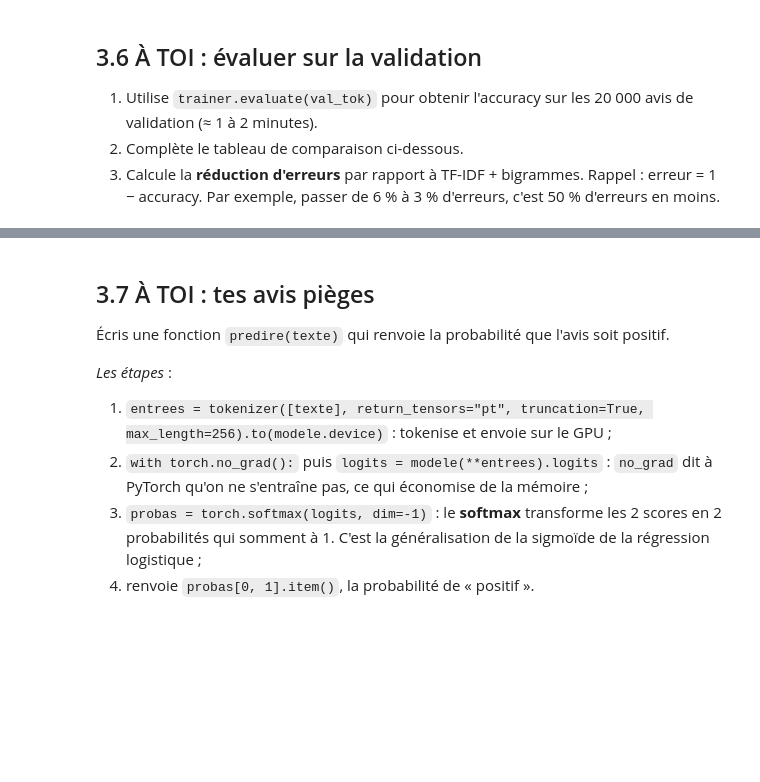
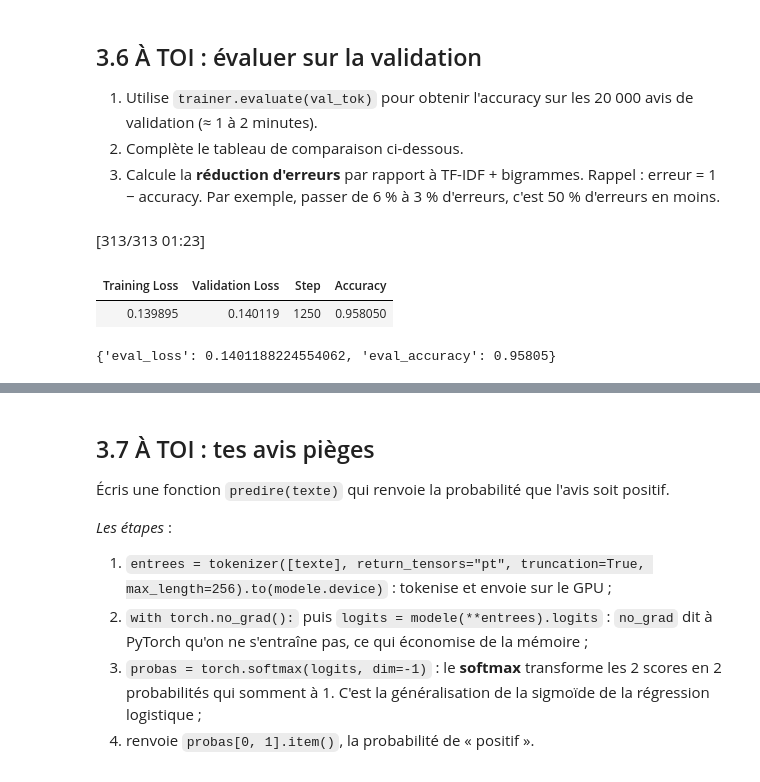
Before and after one commit to Salah1725/sentiment-avis-allocine, a Jupyter notebook: 3_camembert.ipynb, the cells around one changed output, grey strips where cells are left out. Saved outputs shown, nothing was run; the diff lists cells and outputs as text; code cells hidden in the pictures; blank space fills up the shorter version.

```diff
--- a/3_camembert.ipynb
+++ b/3_camembert.ipynb
@@ -162,6 +247,12 @@ trainer.train()
 3. Calcule la **réduction d'erreurs** par rapport à TF-IDF + bigrammes. Rappel : erreur = 1 − accuracy. Par exemple, passer de 6 % à 3 % d'erreurs, c'est 50 % d'erreurs en moins.
 # %%
 # À TOI
+trainer.evaluate(val_tok)
+# %% [output]
+[313/313 01:23]
+| Training Loss | Validation Loss | Step | Accuracy |
+| 0.139895 | 0.140119 | 1250 | 0.958050 |
+{'eval_loss': 0.1401188224554062, 'eval_accuracy': 0.95805}
 # %% [markdown]
 | Modèle | Données d'entraînement | Accuracy (validation) |
 |---|---|---|
```
Also changed, not shown: parts of 14 cells of this notebook, 1 other file.
